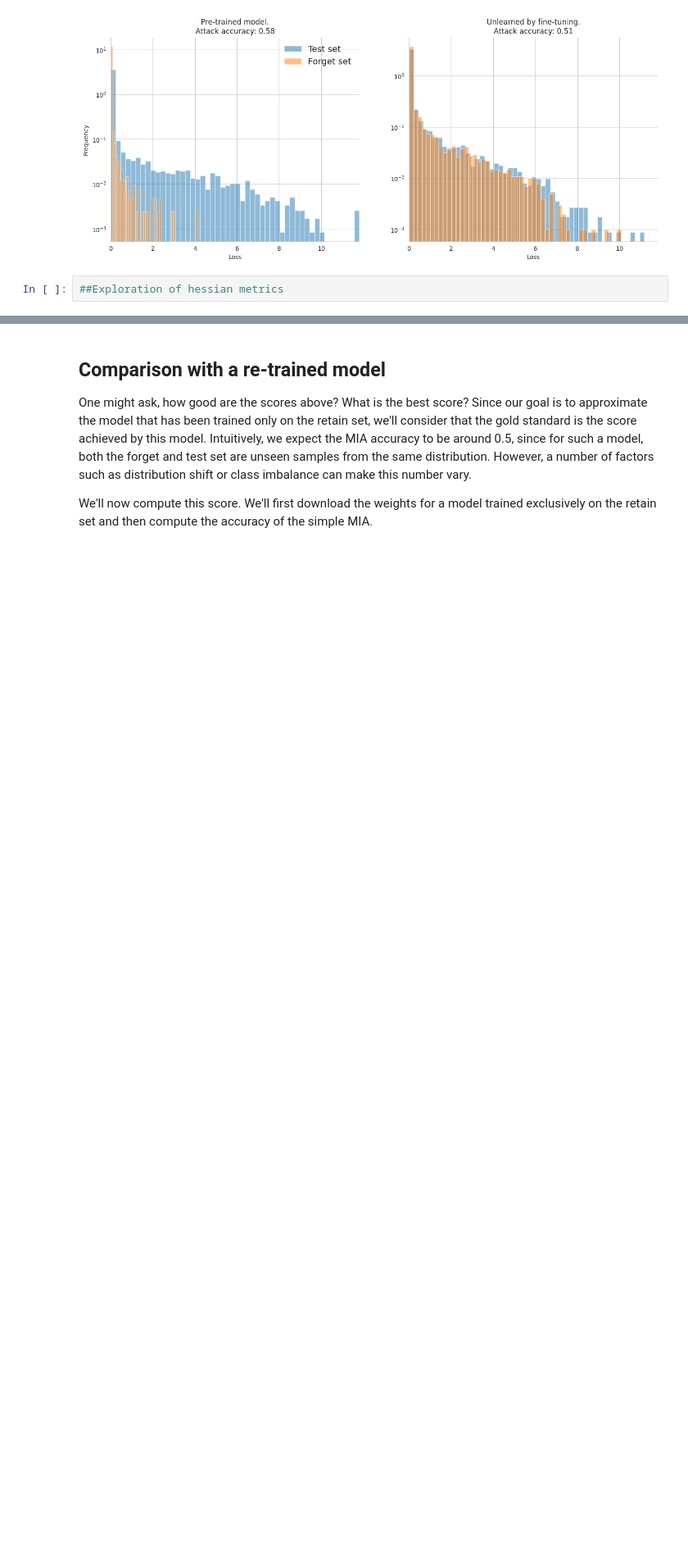
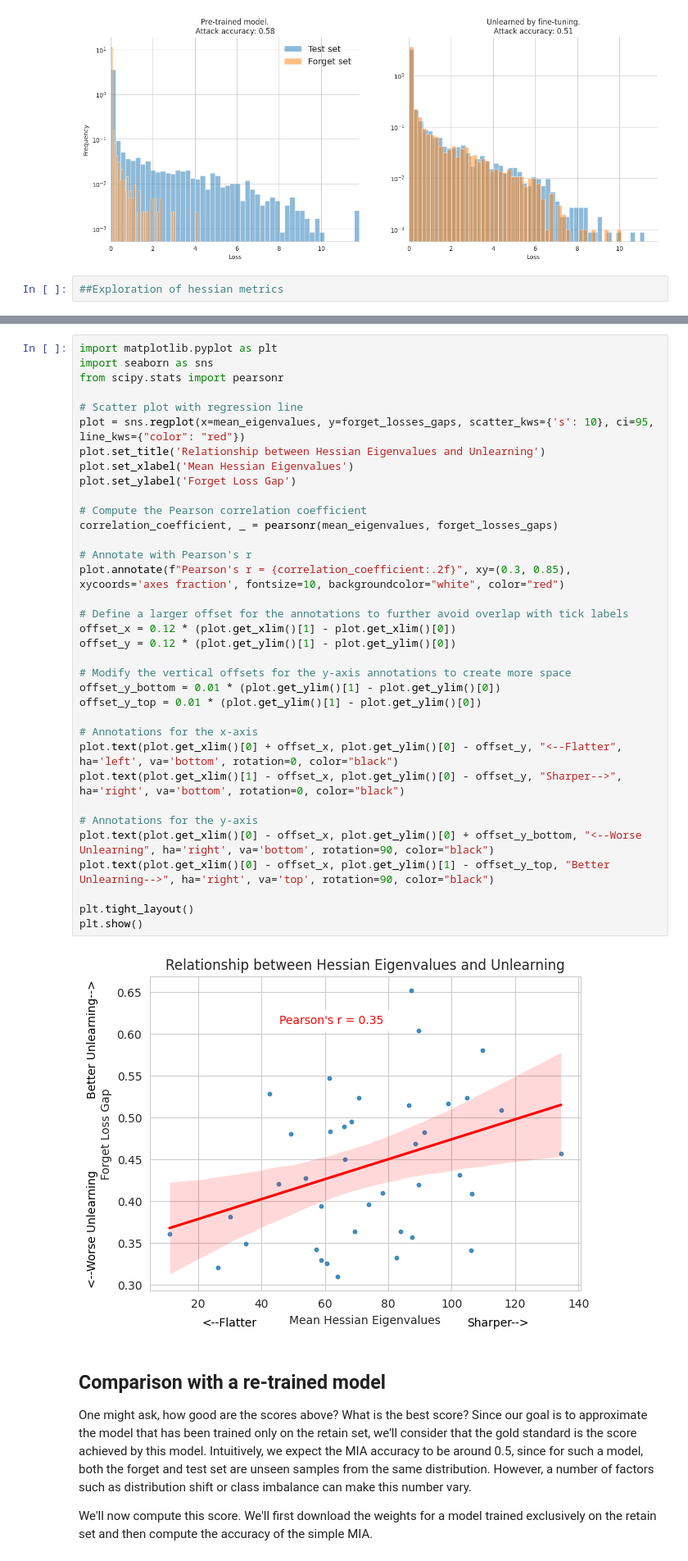
Before and after one commit to THANNAGA/PyHessian, a Jupyter notebook: hessian_permutation_unlearning-CIFAR10.ipynb, the cells around one changed output, grey strips where cells are left out. Shown at 82% size. Saved outputs shown, nothing was run; the diff lists cells and outputs as text; blank space fills up the shorter version.

```diff
--- a/hessian_permutation_unlearning-CIFAR10.ipynb
+++ b/hessian_permutation_unlearning-CIFAR10.ipynb
@@ -454,3 +472,40 @@ print(f"Correlation Coefficient between mean absolute eigenvalues and forget los
+# %%
+import matplotlib.pyplot as plt
+import seaborn as sns
+from scipy.stats import pearsonr
+
+# Scatter plot with regression line
+plot = sns.regplot(x=mean_eigenvalues, y=forget_losses_gaps, scatter_kws={'s': 10}, ci=95, line_kws={"color": "red"})
+plot.set_title('Relationship between Hessian Eigenvalues and Unlearning')
+plot.set_xlabel('Mean Hessian Eigenvalues')
+plot.set_ylabel('Forget Loss Gap')
+
+# Compute the Pearson correlation coefficient
+correlation_coefficient, _ = pearsonr(mean_eigenvalues, forget_losses_gaps)
+
+# Annotate with Pearson's r
+plot.annotate(f"Pearson's r = {correlation_coefficient:.2f}", xy=(0.3, 0.85), xycoords='axes fraction', fontsize=10, backgroundcolor="white", color="red")
+
+# Define a larger offset for the annotations to further avoid overlap with tick labels
+offset_x = 0.12 * (plot.get_xlim()[1] - plot.get_xlim()[0])
+offset_y = 0.12 * (plot.get_ylim()[1] - plot.get_ylim()[0])
+
+# Modify the vertical offsets for the y-axis annotations to create more space
+offset_y_bottom = 0.01 * (plot.get_ylim()[1] - plot.get_ylim()[0])
+offset_y_top = 0.01 * (plot.get_ylim()[1] - plot.get_ylim()[0])
+
+# Annotations for the x-axis
+plot.text(plot.get_xlim()[0] + offset_x, plot.get_ylim()[0] - offset_y, "<--Flatter", ha='left', va='bottom', rotation=0, color="black")
+plot.text(plot.get_xlim()[1] - offset_x, plot.get_ylim()[0] - offset_y, "Sharper-->", ha='right', va='bottom', rotation=0, color="black")
+
+# Annotations for the y-axis
+plot.text(plot.get_xlim()[0] - offset_x, plot.get_ylim()[0] + offset_y_bottom, "<--Worse Unlearning", ha='right', va='bottom', rotation=90, color="black")
+plot.text(plot.get_xlim()[0] - offset_x, plot.get_ylim()[1] - offset_y_top, "Better Unlearning-->", ha='right', va='top', rotation=90, color="black")
+
+plt.tight_layout()
+plt.show()
+# %% [output]
+[figure, added]
 # %% [markdown]
 ## Comparison with a re-trained model
 
```
Also changed, not shown: parts of 2 cells of this notebook.
